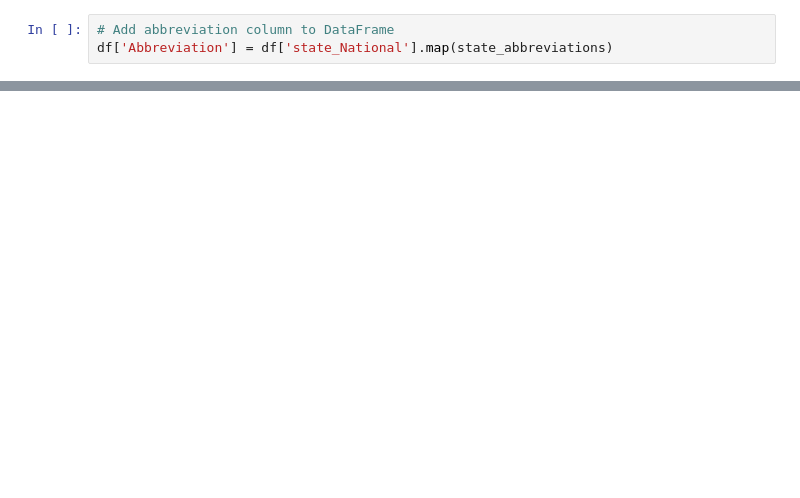
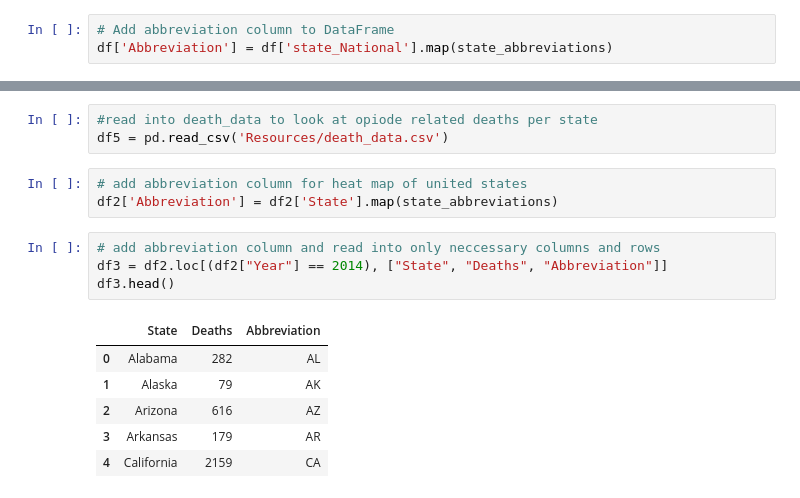
Before and after one commit to NefertitiM/Determinants-of-Opioid-Mortality, a Jupyter notebook: Test1Joe.ipynb, the cells around one changed output, grey strips where cells are left out. Cells and saved outputs as stored; diff of their text form; blank space fills up the shorter version.

```diff
--- a/Test1Joe.ipynb
+++ b/Test1Joe.ipynb
@@ -111,0 +118,17 @@ fig.show()
+# %%
+#read into death_data to look at opiode related deaths per state
+df5 = pd.read_csv('Resources/death_data.csv')
+# %%
+# add abbreviation column for heat map of united states
+df2['Abbreviation'] = df2['State'].map(state_abbreviations)
+# %%
+# add abbreviation column and read into only neccessary columns and rows
+df3 = df2.loc[(df2["Year"] == 2014), ["State", "Deaths", "Abbreviation"]]
+df3.head()
+# %% [output]
+|  | State | Deaths | Abbreviation |
+| 0 | Alabama | 282 | AL |
+| 1 | Alaska | 79 | AK |
+| 2 | Arizona | 616 | AZ |
+| 3 | Arkansas | 179 | AR |
+| 4 | California | 2159 | CA |
```
Also changed, not shown: parts of 11 cells of this notebook, 6 other files.
